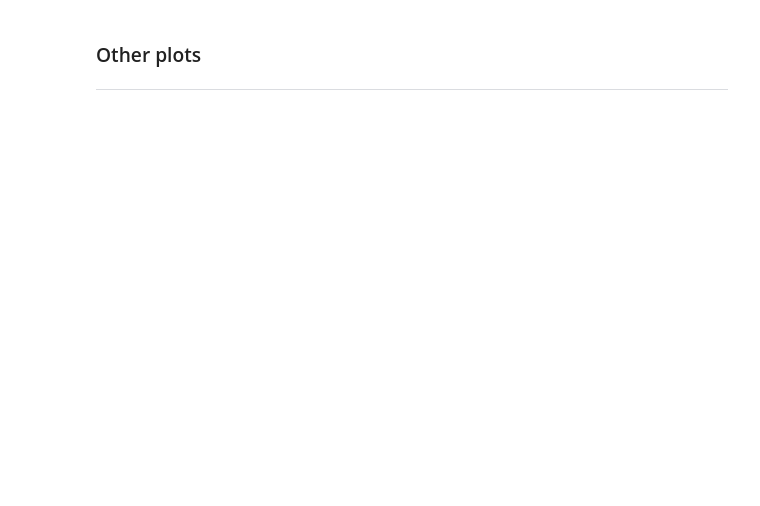
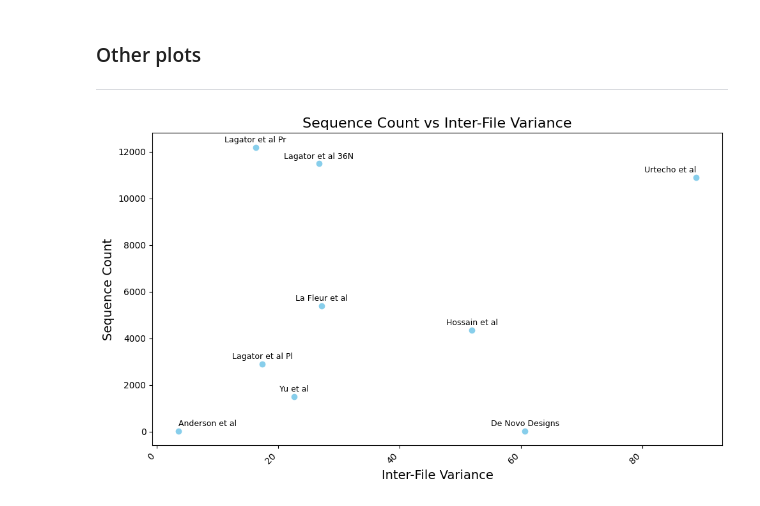
Before and after one commit to Rhys-sg/e.-coli-promoter-prediction, a Jupyter notebook: individual_files.ipynb, the cells around one changed output. Drawn from its saved outputs; the diff is of its cells as text; code cells hidden in the pictures; blank space fills up the shorter version.

```diff
--- a/individual_files.ipynb
+++ b/individual_files.ipynb
@@ -214,6 +217,10 @@ for metric in metrics:
 ### Other plots
 
 ---
+# %%
+plot_scatterplot(metrics_df, 'Sequence Count', 'Inter-File Variance', 'File Name')
+# %% [output]
+[figure, added]
 # %%
 # data = {
 #     'Inter-File Variance' : inter_file_variance,
```
Also changed, not shown: parts of 6 cells of this notebook, 2 other files.
